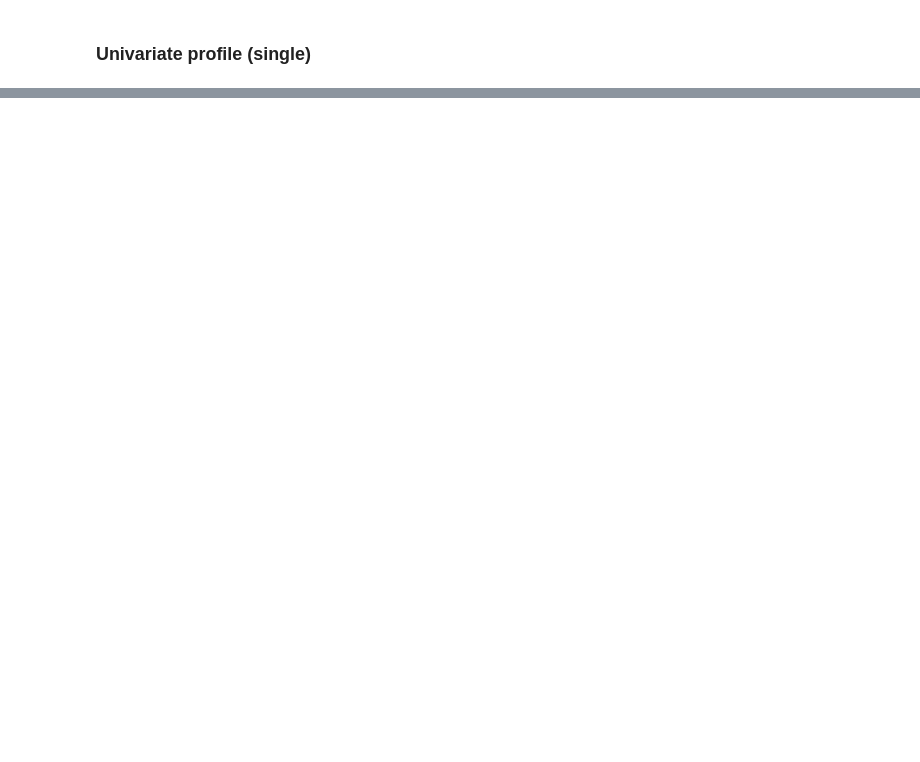
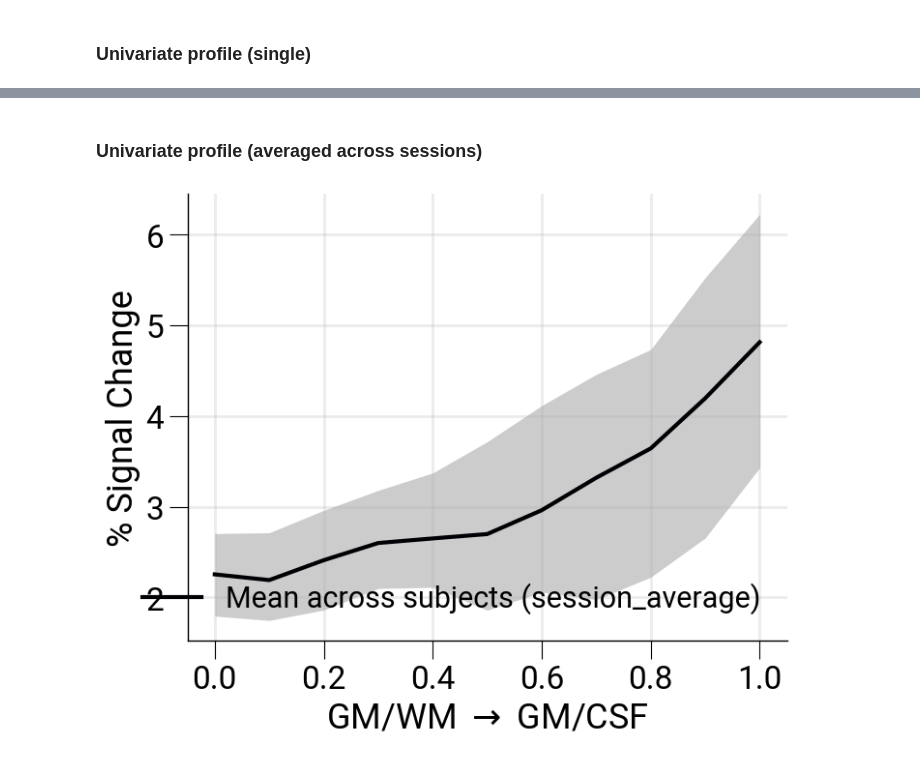
Before and after one commit to haenelt/odc, a Jupyter notebook: notebooks/univariate_profile.ipynb, the cells around one changed output, grey strips where cells are left out. Cells and saved outputs as stored; diff of their text form; code cells hidden in the pictures; blank space fills up the shorter version.

```diff
--- a/notebooks/univariate_profile.ipynb
+++ b/notebooks/univariate_profile.ipynb
@@ -157,0 +158,27 @@ for i, subj in enumerate(SUBJECTS):
+# %% [markdown]
+### Univariate profile (averaged across sessions)
+# %%
+y = (y1 + y2) / 2
+ci_low = []
+ci_high = []
+for i in range(N_LAYER):
+    boot = Bootstrap(y[i,:])
+    low, high = boot.confidence_interval()
+    ci_low.append(low)
+    ci_high.append(high)
+
+fig, ax = plt.subplots()
+color = ColMap.hex_colors
+ax.plot(x, np.mean(y, axis=1), color=color[0], linestyle="-", label="Mean across subjects (session_average)", lw=3)
+ax.fill_between(x, ci_low, ci_high, color=color[0], alpha=0.2, lw=0)
+ax.set_xlabel(r"GM/WM $\rightarrow$ GM/CSF")
+if SESS == "VASO":
+    ax.set_ylabel("Negative % Signal Change")
+else:
+    ax.set_ylabel("% Signal Change")
+ax.legend(loc="lower right")
+dir_out = Path("/data/pt_01880")
+file_out = dir_out / f"{METRIC}_{SESS}_session_average.svg" if NMAX else dir_out / f"{METRIC}_{SESS}_all_session_average.svg"
+fig.savefig(file_out, dpi=300, bbox_inches="tight", transparent=True, format="svg")
+# %% [output]
+[figure, added]
```
Also changed, not shown: parts of 3 cells of this notebook, 1 other file.
